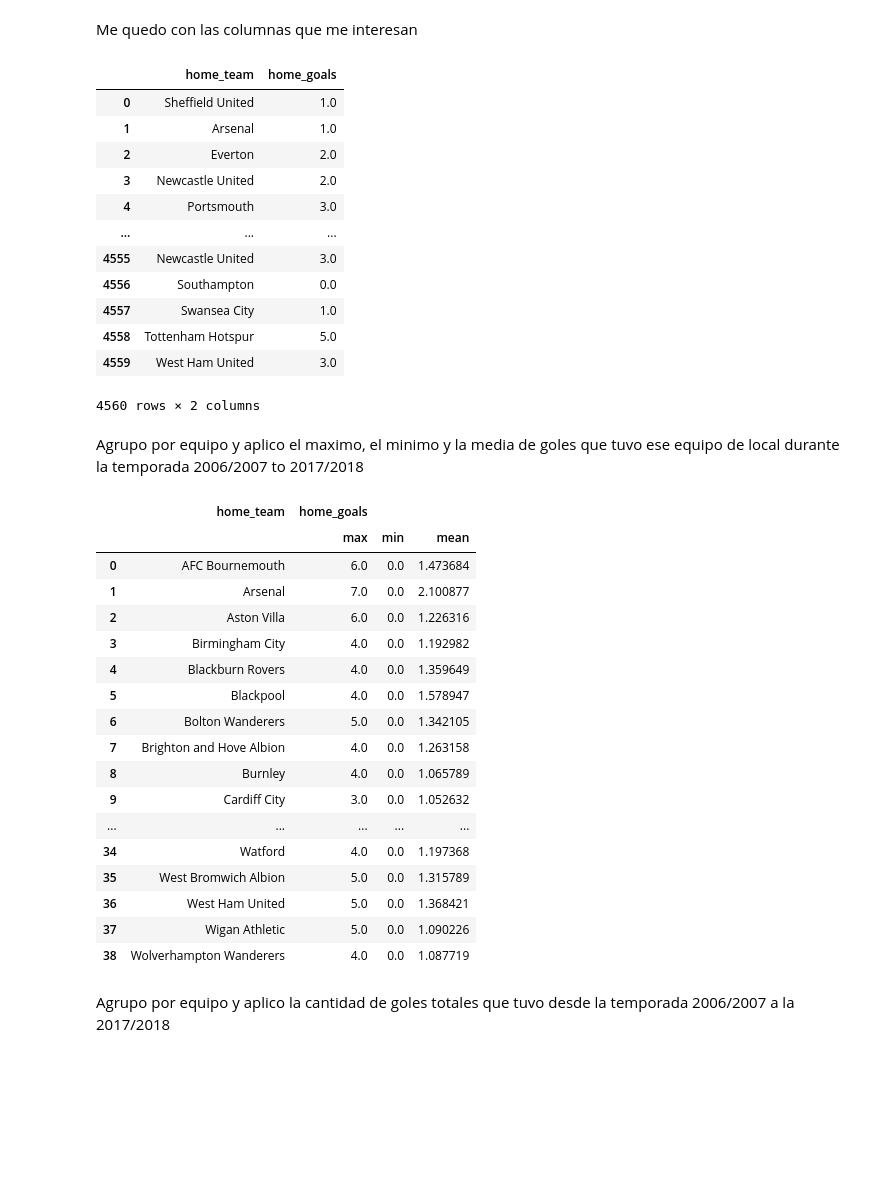
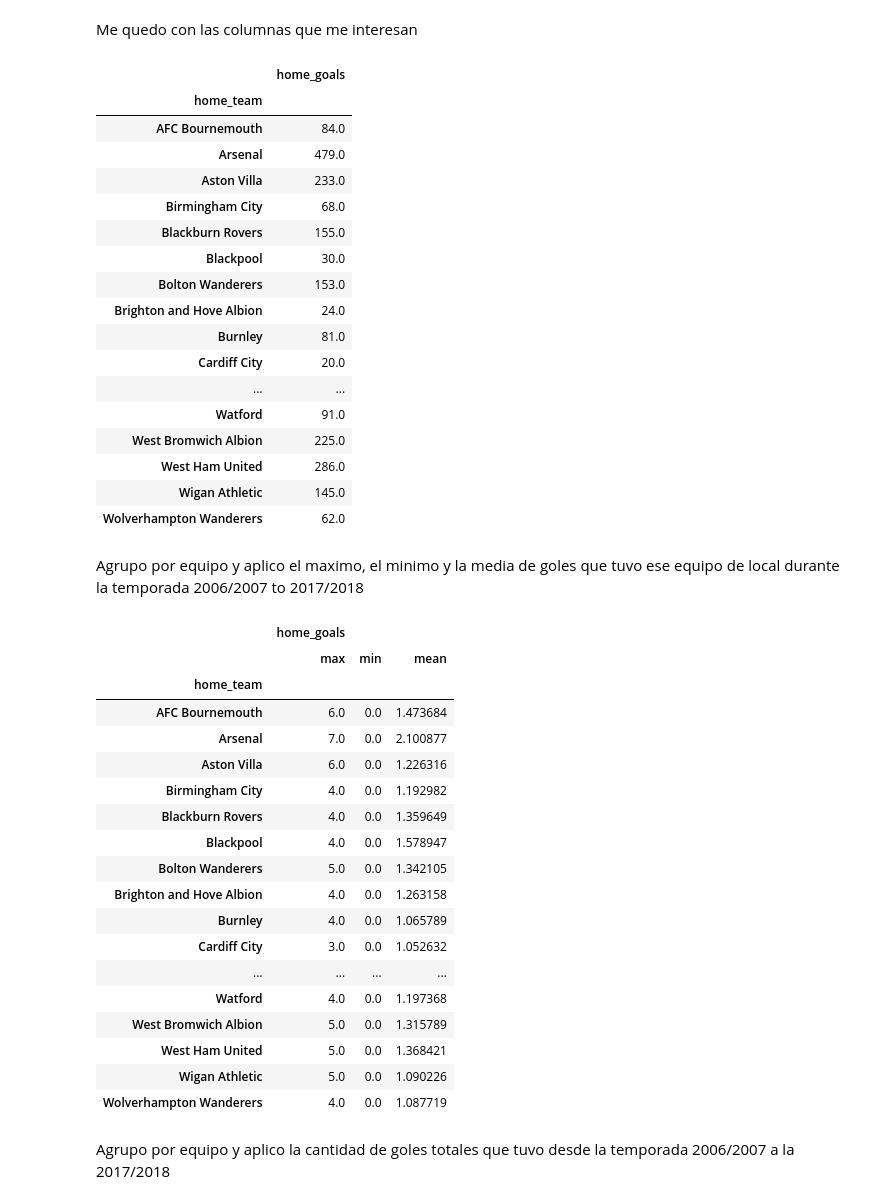
Before and after one commit to LucasVCorrea/Data-Science, a Jupyter notebook: premier_league.ipynb, the cells around one changed output. Cells and saved outputs as stored; diff of their text form; code cells hidden in the pictures; blank space fills up the shorter version.

```diff
--- a/premier_league.ipynb
+++ b/premier_league.ipynb
@@ -29,46 +31,53 @@ memory usage: 213.9+ KB
 # %% [markdown]
 Me quedo con las columnas que me interesan
 # %%
-df_goles_local = df_tabla[["home_team", "home_goals"]] #si agrego away team y goals y hago lo mismo, quizas pueda obtener el total final (local y visitante)
-df_goles_local
+df_goles_local = df_tabla[["home_team","home_goals"]] #si agrego away team y goals y hago lo mismo, quizas pueda obtener el total final (local y visitante)
+df_goles_local.groupby(["home_team"]).sum() #esto si me da la cantidad de goles que hizo de local
+  # hacer una func. que sea 1 si la season es la que quiero, 0 si no es. Y me centro en una temporada
 # %% [output]
-|  | home_team | home_goals |
-| 0 | Sheffield United | 1.0 |
-| 1 | Arsenal | 1.0 |
-| 2 | Everton | 2.0 |
-| 3 | Newcastle United | 2.0 |
-| 4 | Portsmouth | 3.0 |
-| ... | ... | ... |
-| 4555 | Newcastle United | 3.0 |
-| 4556 | Southampton | 0.0 |
-| 4557 | Swansea City | 1.0 |
-| 4558 | Tottenham Hotspur | 5.0 |
-| 4559 | West Ham United | 3.0 |
+|  | home_goals |
+| home_team |  |
+| AFC Bournemouth | 84.0 |
+| Arsenal | 479.0 |
+| Aston Villa | 233.0 |
+| Birmingham City | 68.0 |
+| Blackburn Rovers | 155.0 |
+| Blackpool | 30.0 |
+| Bolton Wanderers | 153.0 |
+| Brighton and Hove Albion | 24.0 |
+| Burnley | 81.0 |
+| Cardiff City | 20.0 |
+| ... | ... |
+| Watford | 91.0 |
+| West Bromwich Albion | 225.0 |
+| West Ham United | 286.0 |
+| Wigan Athletic | 145.0 |
+| Wolverhampton Wanderers | 62.0 |
-4560 rows × 2 columns
 # %% [markdown]
 Agrupo por equipo y aplico el maximo, el minimo y la media de goles que tuvo ese equipo de local durante la temporada 2006/2007 to 2017/2018
 # %%
 agrupados = df_goles_local.groupby(["home_team"]).agg({"home_goals": ["max","min","mean"]})
-agrupados.reset_index()
+agrupados
 # %% [output]
-|  | home_team | home_goals |  |  |
-|  |  | max | min | mean |
-| 0 | AFC Bournemouth | 6.0 | 0.0 | 1.473684 |
-| 1 | Arsenal | 7.0 | 0.0 | 2.100877 |
-| 2 | Aston Villa | 6.0 | 0.0 | 1.226316 |
-| 3 | Birmingham City | 4.0 | 0.0 | 1.192982 |
-| 4 | Blackburn Rovers | 4.0 | 0.0 | 1.359649 |
-| 5 | Blackpool | 4.0 | 0.0 | 1.578947 |
-| 6 | Bolton Wanderers | 5.0 | 0.0 | 1.342105 |
-| 7 | Brighton and Hove Albion | 4.0 | 0.0 | 1.263158 |
-| 8 | Burnley | 4.0 | 0.0 | 1.065789 |
-| 9 | Cardiff City | 3.0 | 0.0 | 1.052632 |
-| ... | ... | ... | ... | ... |
-| 34 | Watford | 4.0 | 0.0 | 1.197368 |
-| 35 | West Bromwich Albion | 5.0 | 0.0 | 1.315789 |
-| 36 | West Ham United | 5.0 | 0.0 | 1.368421 |
-| 37 | Wigan Athletic | 5.0 | 0.0 | 1.090226 |
-| 38 | Wolverhampton Wanderers | 4.0 | 0.0 | 1.087719 |
+|  | home_goals |  |  |
+|  | max | min | mean |
+| home_team |  |  |  |
+| AFC Bournemouth | 6.0 | 0.0 | 1.473684 |
+| Arsenal | 7.0 | 0.0 | 2.100877 |
+| Aston Villa | 6.0 | 0.0 | 1.226316 |
+| Birmingham City | 4.0 | 0.0 | 1.192982 |
+| Blackburn Rovers | 4.0 | 0.0 | 1.359649 |
+| Blackpool | 4.0 | 0.0 | 1.578947 |
+| Bolton Wanderers | 5.0 | 0.0 | 1.342105 |
+| Brighton and Hove Albion | 4.0 | 0.0 | 1.263158 |
+| Burnley | 4.0 | 0.0 | 1.065789 |
+| Cardiff City | 3.0 | 0.0 | 1.052632 |
+| ... | ... | ... | ... |
+| Watford | 4.0 | 0.0 | 1.197368 |
+| West Bromwich Albion | 5.0 | 0.0 | 1.315789 |
+| West Ham United | 5.0 | 0.0 | 1.368421 |
+| Wigan Athletic | 5.0 | 0.0 | 1.090226 |
+| Wolverhampton Wanderers | 4.0 | 0.0 | 1.087719 |
 # %% [markdown]
 Agrupo por equipo y aplico la cantidad de goles totales que tuvo desde la temporada 2006/2007 a la 2017/2018
 # %%
```
Also changed, not shown: parts of 3 cells of this notebook.
